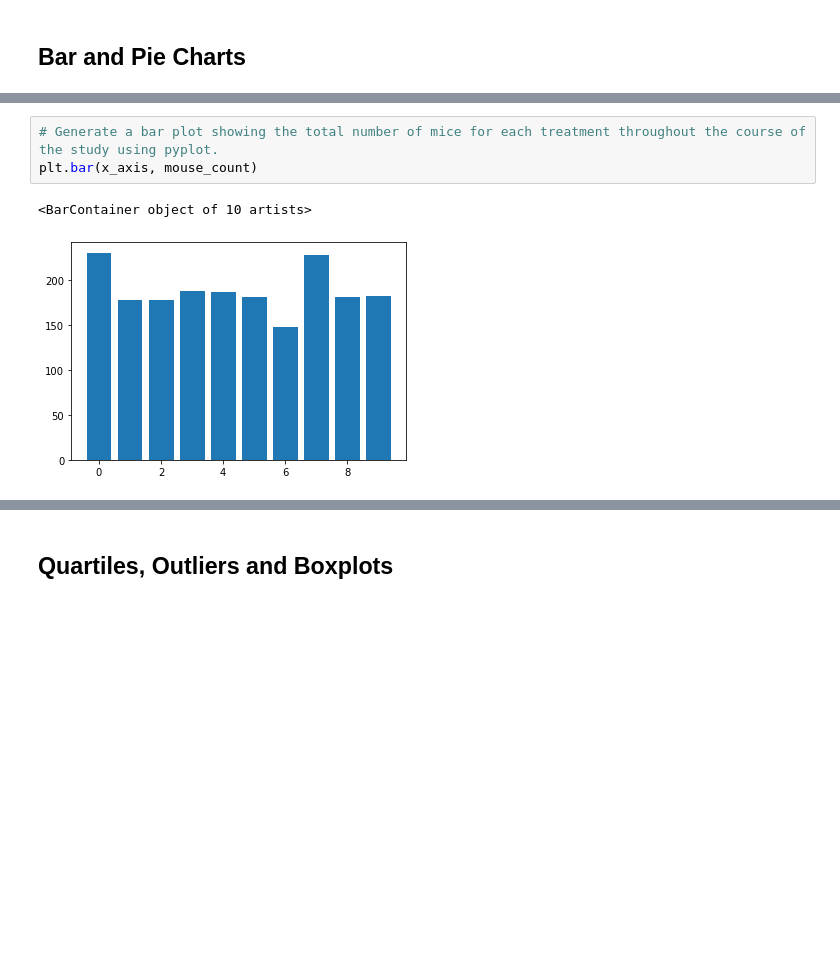
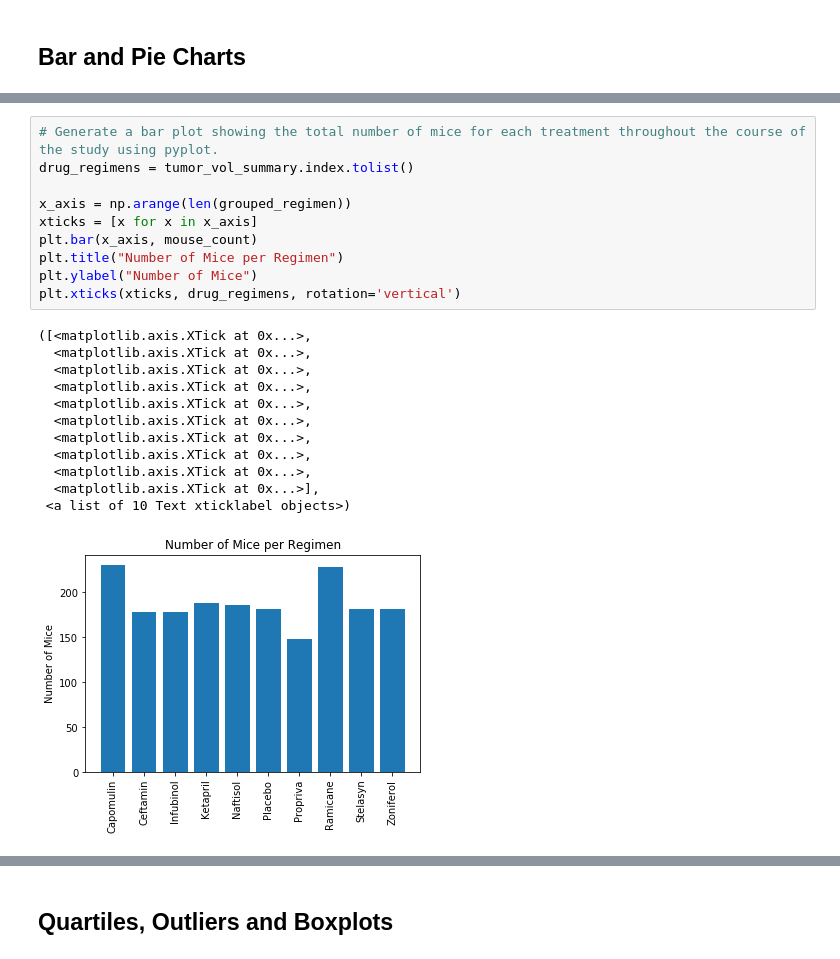
Before and after one commit to jplumlee/matplotlib-challenge, a Jupyter notebook: Pymaceuticals/pymaceuticals.ipynb, the cells around one changed output, grey strips where cells are left out. Drawn from its saved outputs; the diff is of its cells as text; blank space fills up the shorter version.

```diff
--- a/Pymaceuticals/pymaceuticals.ipynb
+++ b/Pymaceuticals/pymaceuticals.ipynb
@@ -149,9 +119,26 @@ panda_plot = mouse_count.plot(kind="bar")
 # %%
 # Generate a bar plot showing the total number of mice for each treatment throughout the course of the study using pyplot.
+drug_regimens = tumor_vol_summary.index.tolist()
+
+x_axis = np.arange(len(grouped_regimen))
+xticks = [x for x in x_axis]
 plt.bar(x_axis, mouse_count)
+plt.title("Number of Mice per Regimen")
+plt.ylabel("Number of Mice")
+plt.xticks(xticks, drug_regimens, rotation='vertical')
 # %% [output]
-<BarContainer object of 10 artists>
+([<matplotlib.axis.XTick at 0x...>,
+  <matplotlib.axis.XTick at 0x...>,
+  <matplotlib.axis.XTick at 0x...>,
+  <matplotlib.axis.XTick at 0x...>,
+  <matplotlib.axis.XTick at 0x...>,
+  <matplotlib.axis.XTick at 0x...>,
+  <matplotlib.axis.XTick at 0x...>,
+  <matplotlib.axis.XTick at 0x...>,
+  <matplotlib.axis.XTick at 0x...>,
+  <matplotlib.axis.XTick at 0x...>],
+ <a list of 10 Text xticklabel objects>)
-[figure, old version]
+[figure, new version]
 # %%
 # Generate a pie plot showing the distribution of female versus male mice using pandas
 mouse_gender_group = mouse_study.groupby(['Sex'])
```
Also changed, not shown: parts of 14 cells of this notebook.
